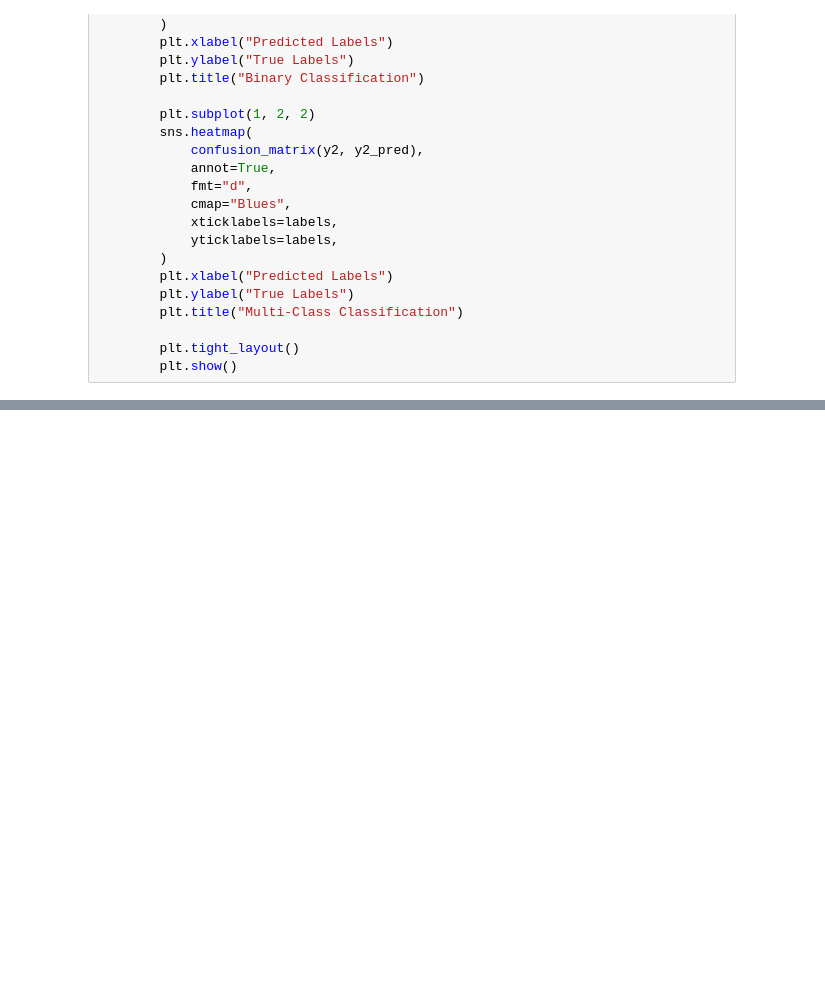
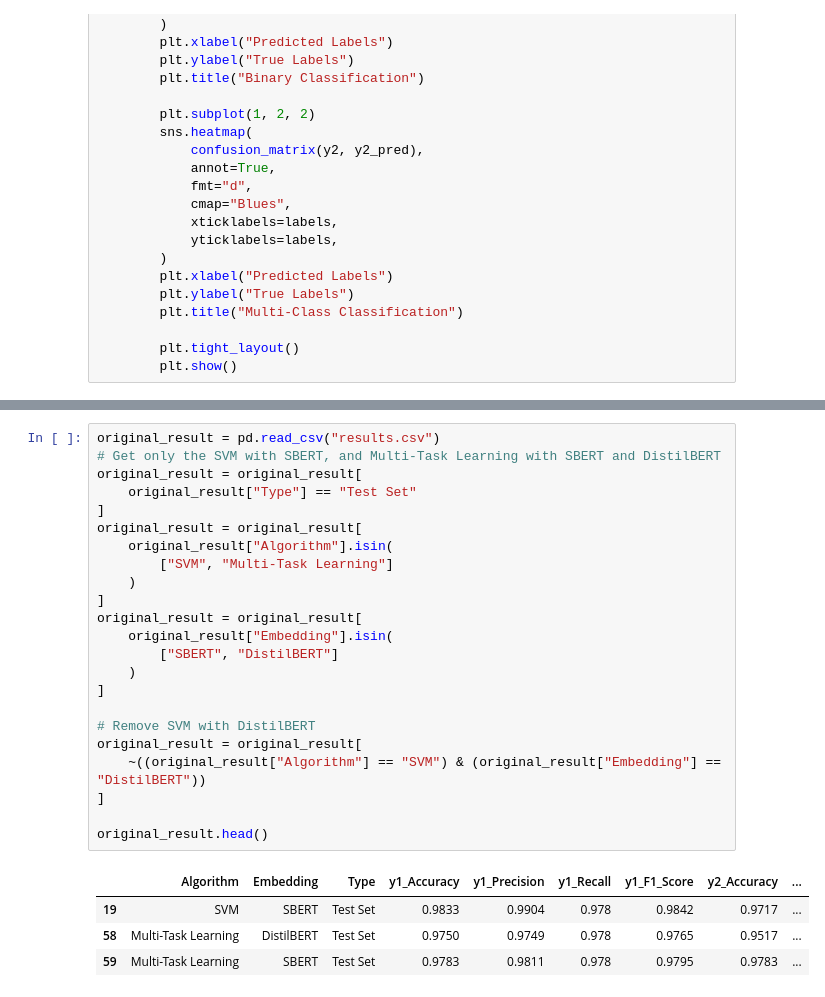
Before and after one commit to junxianyong/INF2008_P1-08, a Jupyter notebook: scam_detection/hyperparameter-tuning.ipynb, the cells around one changed output, grey strips where cells are left out. Cells and saved outputs as stored; diff of their text form; blank space fills up the shorter version.

```diff
--- a/scam_detection/hyperparameter-tuning.ipynb
+++ b/scam_detection/hyperparameter-tuning.ipynb
@@ -526,0 +709,28 @@ Best F1 Score: 0.9720999880689141
+# %%
+original_result = pd.read_csv("results.csv")
+# Get only the SVM with SBERT, and Multi-Task Learning with SBERT and DistilBERT
+original_result = original_result[
+    original_result["Type"] == "Test Set"
+]
+original_result = original_result[
+    original_result["Algorithm"].isin(
+        ["SVM", "Multi-Task Learning"]
+    )
+]
+original_result = original_result[
+    original_result["Embedding"].isin(
+        ["SBERT", "DistilBERT"]
+    )
+]
+
+# Remove SVM with DistilBERT
+original_result = original_result[
+    ~((original_result["Algorithm"] == "SVM") & (original_result["Embedding"] == "DistilBERT"))
+]
+
+original_result.head()
+# %% [output]
+|  | Algorithm | Embedding | Type | y1_Accuracy | y1_Precision | y1_Recall | y1_F1_Score | y2_Accuracy | ... |
+| 19 | SVM | SBERT | Test Set | 0.9833 | 0.9904 | 0.978 | 0.9842 | 0.9717 | ... |
+| 58 | Multi-Task Learning | DistilBERT | Test Set | 0.9750 | 0.9749 | 0.978 | 0.9765 | 0.9517 | ... |
+| 59 | Multi-Task Learning | SBERT | Test Set | 0.9783 | 0.9811 | 0.978 | 0.9795 | 0.9783 | ... |
```
Also changed, not shown: parts of 10 cells of this notebook, 1 other file.
